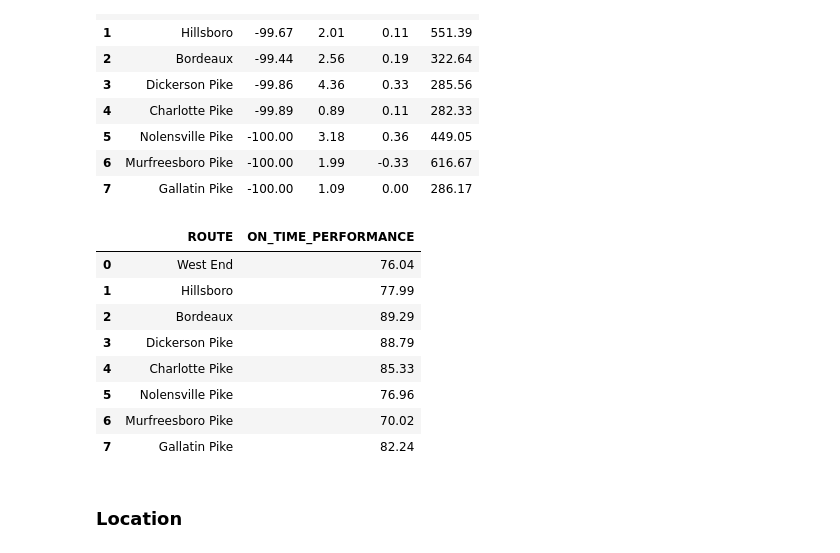
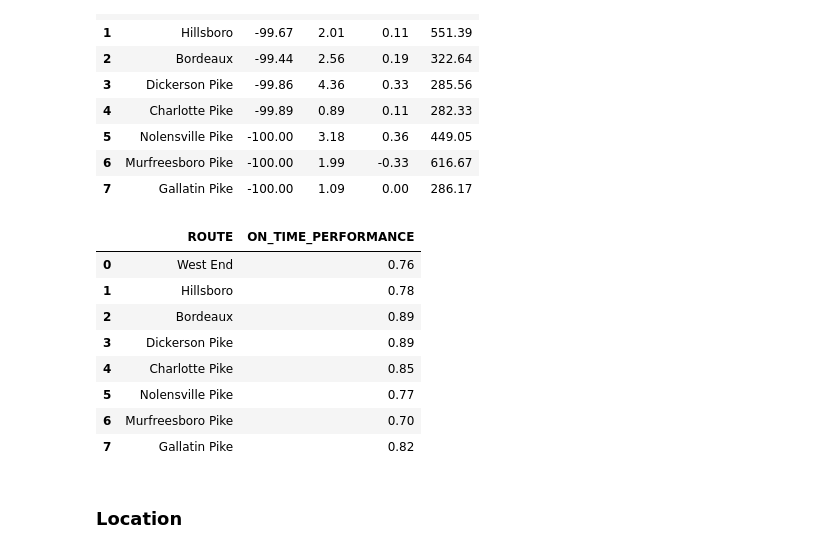
Before and after one commit to NSS-Data-Analytics-Cohort-11/wego-boomers, a Jupyter notebook: notebooks/WeGo.ipynb, the cells around one changed output. Saved outputs shown, nothing was run; the diff lists cells and outputs as text; code cells hidden in the pictures.

```diff
--- a/notebooks/WeGo.ipynb
+++ b/notebooks/WeGo.ipynb
@@ -221,21 +221,19 @@ wego.groupby('ROUTE_ABBR')['HDWY_DEV_PERC'].agg(['min', 'mean', 'median', 'max']
 # %%
 # On time performance
 
-((wego.groupby('ROUTE_ABBR')['ADJUSTED_ONTIME_COUNT'].sum() / wego.groupby('ROUTE_ABBR').size()) * 100) \
-    .to_frame() \
-    .reset_index() \
-    .rename(columns={'ROUTE_ABBR': 'ROUTE', 0: 'ON_TIME_PERFORMANCE'}) \
+wego.groupby('ROUTE_ABBR')['ADJUSTED_ONTIME_COUNT'].mean()\
+    .to_frame().reset_index().rename(columns={'ROUTE_ABBR': 'ROUTE', 'ADJUSTED_ONTIME_COUNT': 'ON_TIME_PERFORMANCE'}) \
     .assign(ROUTE=lambda x: x['ROUTE'].map(route_names))
 # %% [output]
 |  | ROUTE | ON_TIME_PERFORMANCE |
-| 0 | West End | 76.04 |
-| 1 | Hillsboro | 77.99 |
-| 2 | Bordeaux | 89.29 |
-| 3 | Dickerson Pike | 88.79 |
-| 4 | Charlotte Pike | 85.33 |
-| 5 | Nolensville Pike | 76.96 |
-| 6 | Murfreesboro Pike | 70.02 |
-| 7 | Gallatin Pike | 82.24 |
+| 0 | West End | 0.76 |
+| 1 | Hillsboro | 0.78 |
+| 2 | Bordeaux | 0.89 |
+| 3 | Dickerson Pike | 0.89 |
+| 4 | Charlotte Pike | 0.85 |
+| 5 | Nolensville Pike | 0.77 |
+| 6 | Murfreesboro Pike | 0.70 |
+| 7 | Gallatin Pike | 0.82 |
 # %% [markdown]
 ### Location
 # %%
```
Also changed, not shown: parts of 27 cells of this notebook.
